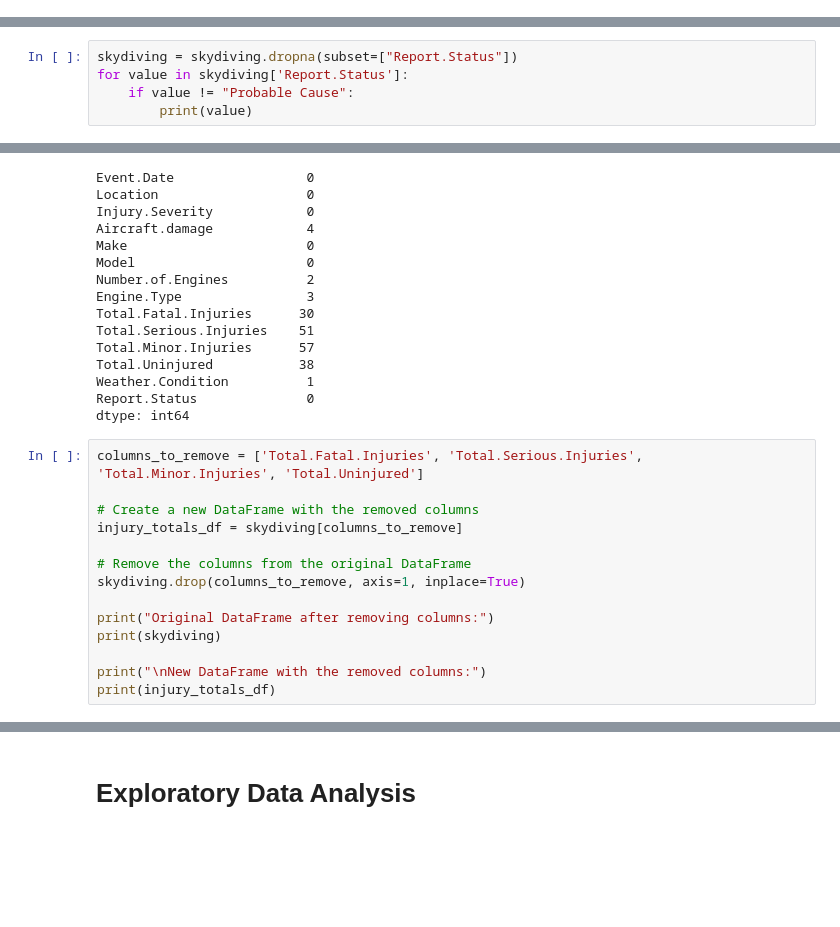
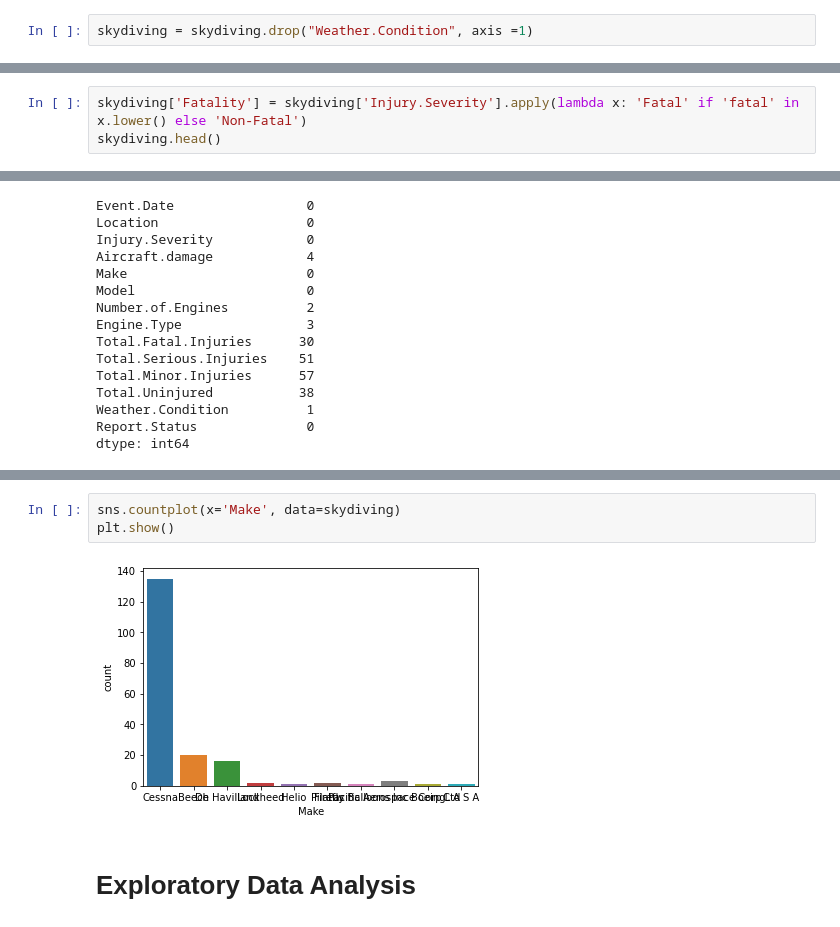
Before and after one commit to morgannash1/phase1_project, a Jupyter notebook: notebook.ipynb, the cells around one changed output, grey strips where cells are left out. Saved outputs shown, nothing was run; the diff lists cells and outputs as text; blank space fills up the shorter version.

```diff
--- a/notebook.ipynb
+++ b/notebook.ipynb
@@ -227,3 +232,5 @@ Name: Weather.Condition, dtype: int64
+# %%
+skydiving = skydiving.drop("Weather.Condition", axis =1)
 # %%
 skydiving['Make'].value_counts()
 # %% [output]
@@ -319,5 +299,0 @@ nan
-# %%
-skydiving = skydiving.dropna(subset=["Report.Status"])
-for value in skydiving['Report.Status']:
-    if value != "Probable Cause":
-        print(value)
@@ -432,0 +385,3 @@ Name: Total.Fatal.Injuries, dtype: int64
+# %%
+skydiving['Fatality'] = skydiving['Injury.Severity'].apply(lambda x: 'Fatal' if 'fatal' in x.lower() else 'Non-Fatal')
+skydiving.head()
@@ -448,17 +434,3 @@ Total.Uninjured           38
 Weather.Condition          1
 Report.Status              0
 dtype: int64
-# %%
-columns_to_remove = ['Total.Fatal.Injuries', 'Total.Serious.Injuries', 'Total.Minor.Injuries', 'Total.Uninjured']
-
-# Create a new DataFrame with the removed columns
-injury_totals_df = skydiving[columns_to_remove]
-
-# Remove the columns from the original DataFrame
-skydiving.drop(columns_to_remove, axis=1, inplace=True)
-
-print("Original DataFrame after removing columns:")
-print(skydiving)
-
-print("\nNew DataFrame with the removed columns:")
-print(injury_totals_df)
@@ -503,3 +437,8 @@ skydiving.head(20)
+# %%
+sns.countplot(x='Make', data=skydiving)
+plt.show()
+# %% [output]
+[figure, added]
 # %% [markdown]
 # Exploratory Data Analysis
 # %% [markdown]
```
Also changed, not shown: parts of 26 cells of this notebook.
